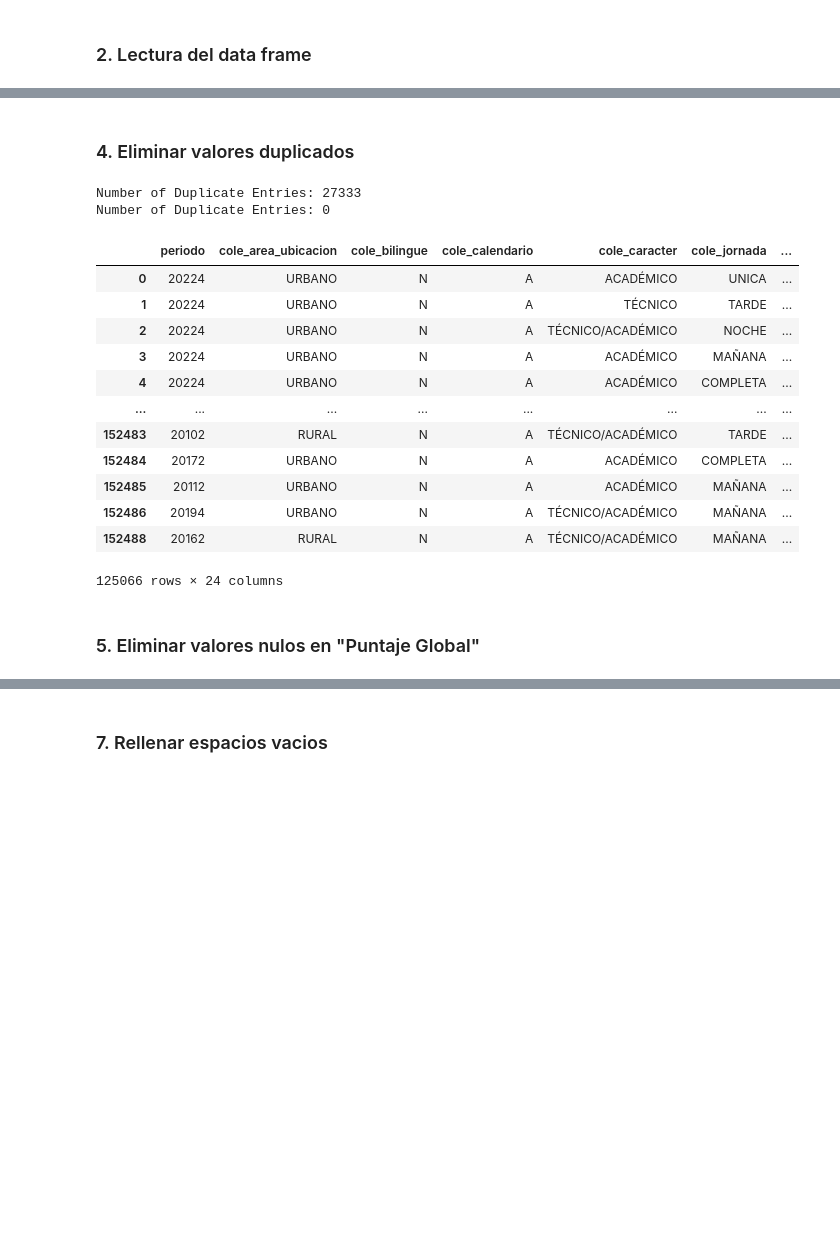
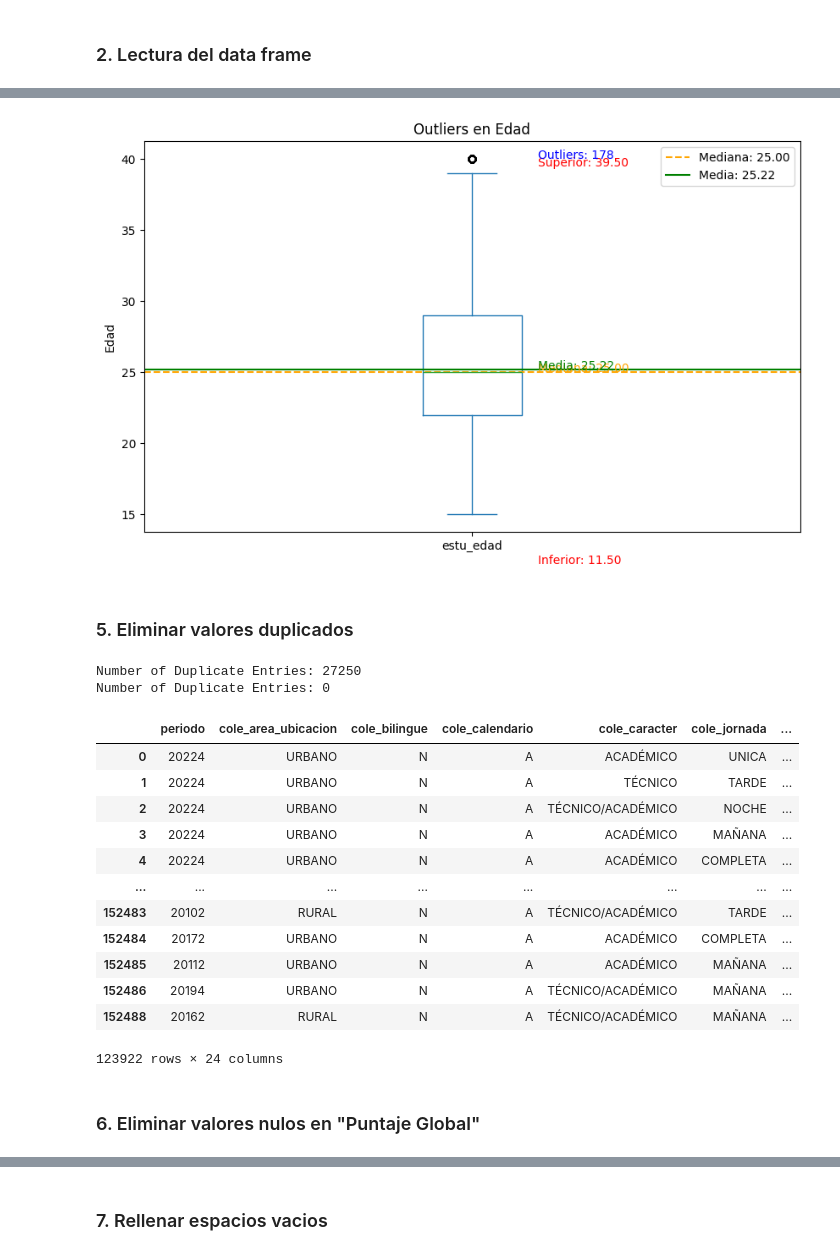
Before and after one commit to Marcocruz88/Repositoriopro3, a Jupyter notebook: Limpieza.ipynb, the cells around one changed output, grey strips where cells are left out. Saved outputs shown, nothing was run; the diff lists cells and outputs as text; code cells hidden in the pictures; blank space fills up the shorter version.

```diff
--- a/Limpieza.ipynb
+++ b/Limpieza.ipynb
@@ -90,6 +119,43 @@ df = df.drop(columns = 'estu_fechanacimiento')
+# %%
+# Filtrar los datos para que estén entre 15 y 40 años
+df_filtered = df[(df['estu_edad'] >= 15) & (df['estu_edad'] <= 40)]
+
+# Crear el boxplot
+plt.figure(figsize=(10, 6))
+ax = df_filtered['estu_edad'].plot(kind='box', title=f'Outliers en Edad', ylabel='Edad')
+
+# Cálculo de la mediana y la media
+median = df_filtered['estu_edad'].median()
+mean = df_filtered['estu_edad'].mean()
+
+# Límites de los cuartiles
+Q1 = df_filtered['estu_edad'].quantile(0.25)
+Q3 = df_filtered['estu_edad'].quantile(0.75)
+IQR = Q3 - Q1
+
+# Límites de los outliers
+inf = Q1 - 1.5 * IQR
+sup = Q3 + 1.5 * IQR
+
+# Conteo de outliers
+outliers_count = df_filtered[(df_filtered['estu_edad'] < inf) | (df_filtered['estu_edad'] > sup)]['estu_edad'].count()
+
+# Anotaciones en el plot
+plt.axhline(y=median, color='orange', linestyle='--', label=f'Mediana: {median:.2f}')
+plt.axhline(y=mean, color='green', linestyle='-', label=f'Media: {mean:.2f}')
+plt.text(x=1.1, y=median, s=f'Mediana: {median:.2f}', color='orange')
+plt.text(x=1.1, y=mean, s=f'Media: {mean:.2f}', color='green')
+plt.text(x=1.1, y=sup, s=f'Superior: {sup:.2f}', color='red')
+plt.text(x=1.1, y=inf, s=f'Inferior: {inf:.2f}', color='red')
+plt.text(x=1.1, y=max(df_filtered['estu_edad']), s=f'Outliers: {outliers_count}', color='blue')
+plt.legend()
+plt.show()
+# %% [output]
+[figure, added]
 # %% [markdown]
-### 4. Eliminar valores duplicados
+### 5. Eliminar valores duplicados
 # %%
+df = df_filtered
 duplicates = len(df[df.duplicated()])
 print(f'Number of Duplicate Entries: {duplicates}')
 
@@ -98,7 +164,7 @@ duplicates = len(df[df.duplicated()])
 print(f'Number of Duplicate Entries: {duplicates}')
 df
 # %% [output]
-Number of Duplicate Entries: 27333
+Number of Duplicate Entries: 27250
 Number of Duplicate Entries: 0
 |  | periodo | cole_area_ubicacion | cole_bilingue | cole_calendario | cole_caracter | cole_jornada | ... |
 | 0 | 20224 | URBANO | N | A | ACADÉMICO | UNICA | ... |
@@ -112,9 +178,9 @@ Number of Duplicate Entries: 0
 | 152485 | 20112 | URBANO | N | A | ACADÉMICO | MAÑANA | ... |
 | 152486 | 20194 | URBANO | N | A | TÉCNICO/ACADÉMICO | MAÑANA | ... |
 | 152488 | 20162 | RURAL | N | A | TÉCNICO/ACADÉMICO | MAÑANA | ... |
-125066 rows × 24 columns
+123922 rows × 24 columns
 # %% [markdown]
-### 5. Eliminar valores nulos en "Puntaje Global"
+### 6. Eliminar valores nulos en "Puntaje Global"
 # %%
 # número de valores perdidos
 missing_values = df.isnull().sum().sum()
```
Also changed, not shown: parts of 11 cells of this notebook, 1 other file.
